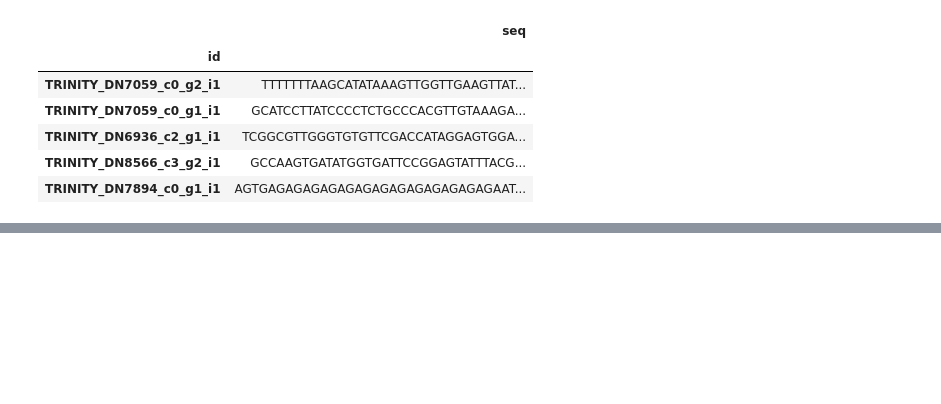
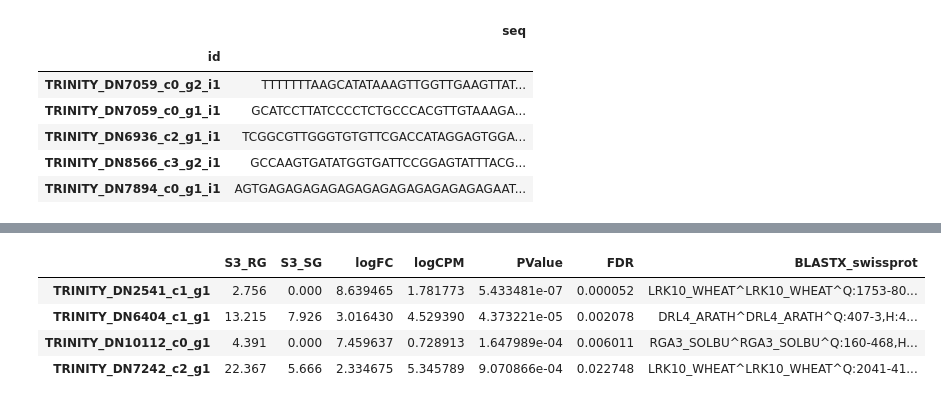
Before and after one commit to CropEvol/remote_py3, a Jupyter notebook: ILAS/07_RNA-seq_example_TeaBlisterBlight.ipynb, the cells around one changed output, grey strips where cells are left out. Saved outputs shown, nothing was run; the diff lists cells and outputs as text; code cells hidden in the pictures; blank space fills up the shorter version.

```diff
--- a/ILAS/07_RNA-seq_example_TeaBlisterBlight.ipynb
+++ b/ILAS/07_RNA-seq_example_TeaBlisterBlight.ipynb
@@ -146,0 +263,15 @@ rn.ncbi_blast(BLASTの種類, 塩基配列)
+# %%
+KEY_WORD='resistance'
+
+subR_BLAST[ subR_BLAST['BLASTX_swissprot'].str.contains(KEY_WORD) ]
+
+#-----
+# [補足]
+# subR_BLAST['BLASTX_swissprot'].str.contains(KEY_WORD) について
+# BLASTX_swissprotの列に対して、文字列検索をおこないます。
+# %% [output]
+|  | S3_RG | S3_SG | logFC | logCPM | PValue | FDR | BLASTX_swissprot |
+| TRINITY_DN2541_c1_g1 | 2.756 | 0.000 | 8.639465 | 1.781773 | 5.433481e-07 | 0.000052 | LRK10_WHEAT^LRK10_WHEAT^Q:1753-80... |
+| TRINITY_DN6404_c1_g1 | 13.215 | 7.926 | 3.016430 | 4.529390 | 4.373221e-05 | 0.002078 | DRL4_ARATH^DRL4_ARATH^Q:407-3,H:4... |
+| TRINITY_DN10112_c0_g1 | 4.391 | 0.000 | 7.459637 | 0.728913 | 1.647989e-04 | 0.006011 | RGA3_SOLBU^RGA3_SOLBU^Q:160-468,H... |
+| TRINITY_DN7242_c2_g1 | 22.367 | 5.666 | 2.334675 | 5.345789 | 9.070866e-04 | 0.022748 | LRK10_WHEAT^LRK10_WHEAT^Q:2041-41... |
```
Also changed, not shown: parts of 20 cells of this notebook, 3 other files.
